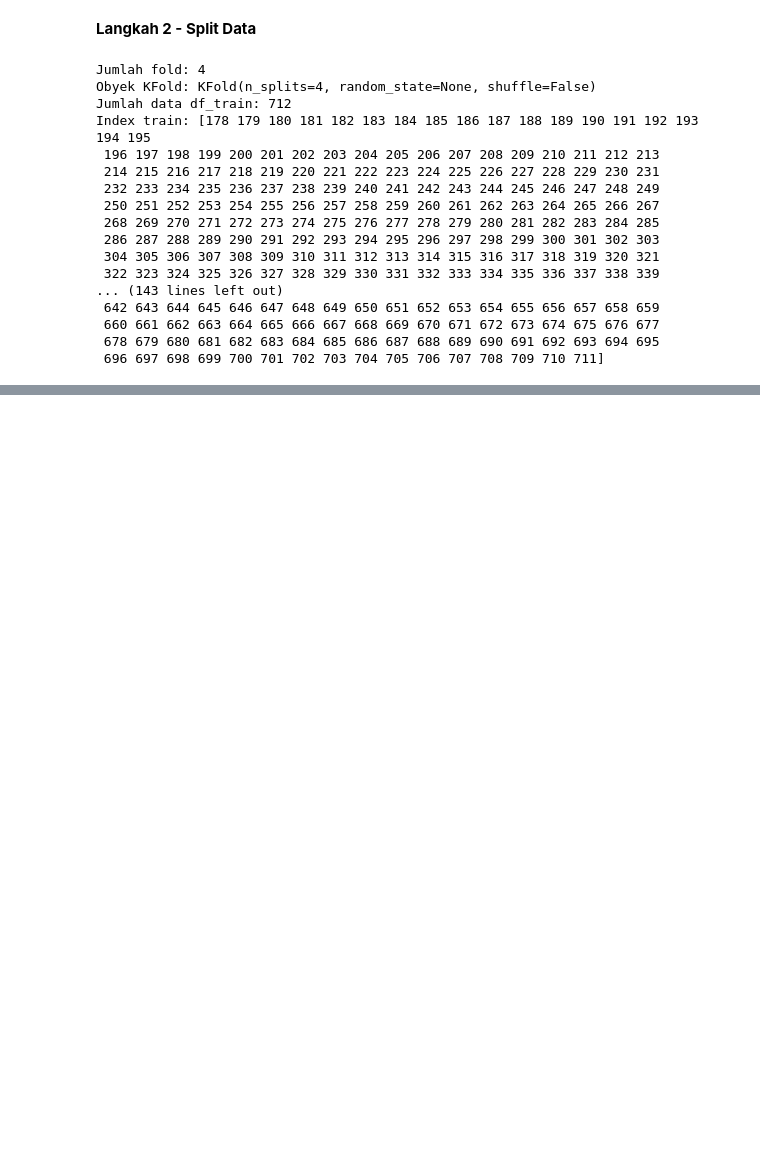
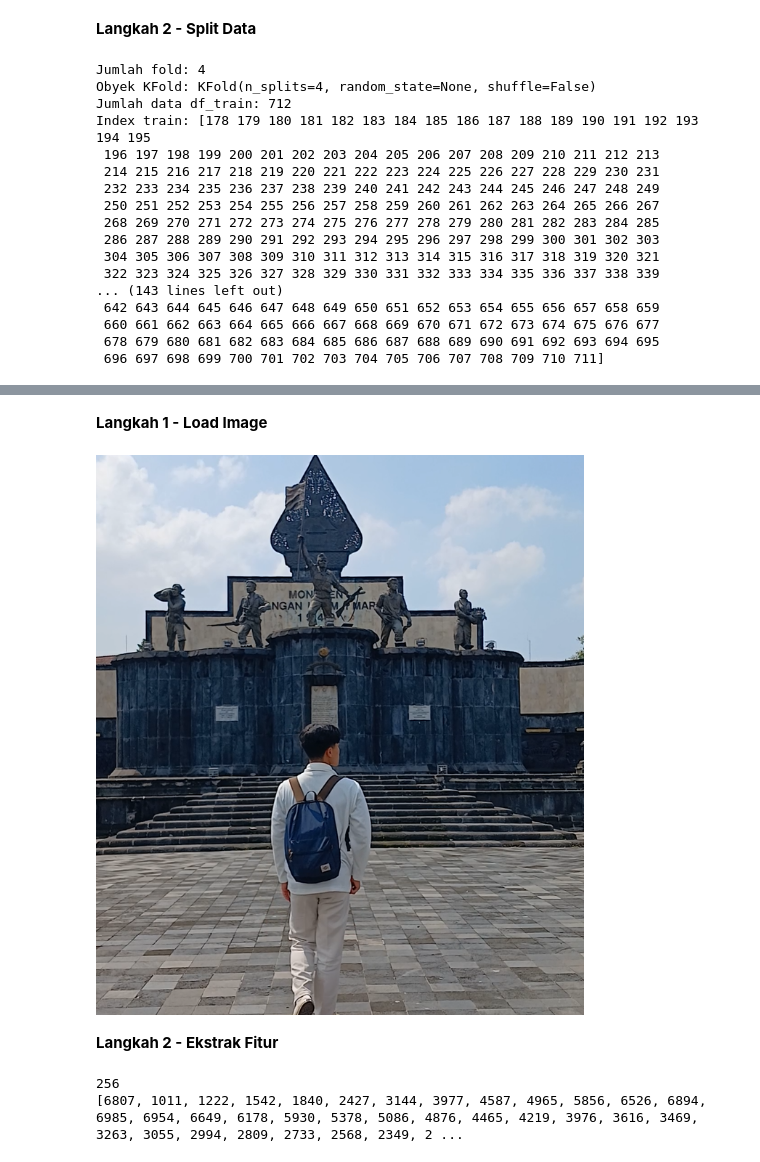
Before and after one commit to IlhamDharm/244107020220-machine-learning, a Jupyter notebook: TG3_244107020220_ILHAM DHARMA ATMAJA.ipynb, the cells around one changed output, grey strips where cells are left out. Drawn from its saved outputs; the diff is of its cells as text; code cells hidden in the pictures; blank space fills up the shorter version.

```diff
--- a/TG3_244107020220_ILHAM DHARMA ATMAJA.ipynb
+++ b/TG3_244107020220_ILHAM DHARMA ATMAJA.ipynb
@@ -544,0 +564,27 @@ Index train: [178 179 180 181 182 183 184 185 186 187 188 189 190 191 192 193 19
+# %% [markdown]
+**Langkah 1 - Load Image**
+# %%
+from PIL import Image
+
+img = Image.open('jogja.png')
+img.show() # tampilkan gambar
+display(img) # metode alternatif tampilkan gambar
+# %% [output]
+[figure, added]
+# %% [markdown]
+**Langkah 2 - Ekstrak Fitur**
+# %%
+# Konversi ke RGB untuk membuang channel Alpha (transparansi)
+img = img.convert('RGB')
+
+# Ekstrak setiap channel red, green, blue
+r, g, b = img.split()
+
+# Cek panjang ukuran channel red
+print(len(r.histogram()))
+
+# Cetak fitur histogram pada channel red
+print(r.histogram())
+# %% [output]
+256
+[6807, 1011, 1222, 1542, 1840, 2427, 3144, 3977, 4587, 4965, 5856, 6526, 6894, 6985, 6954, 6649, 6178, 5930, 5378, 5086, 4876, 4465, 4219, 3976, 3616, 3469, 3263, 3055, 2994, 2809, 2733, 2568, 2349, 2 ...
```
Also changed, not shown: parts of 15 cells of this notebook.
